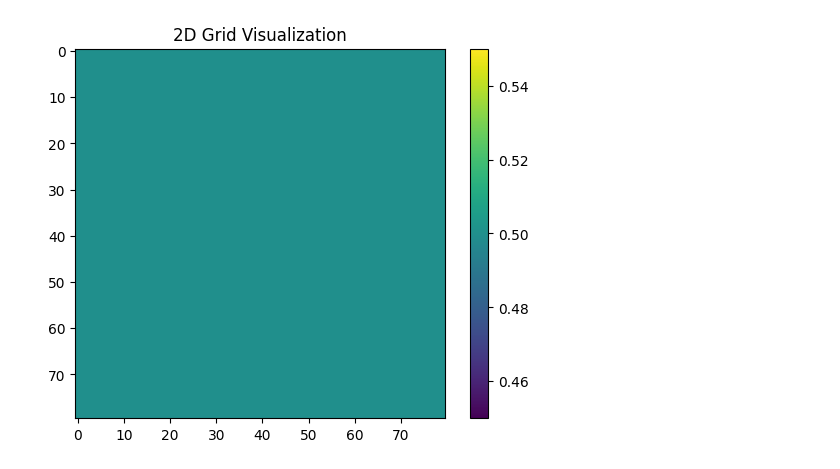
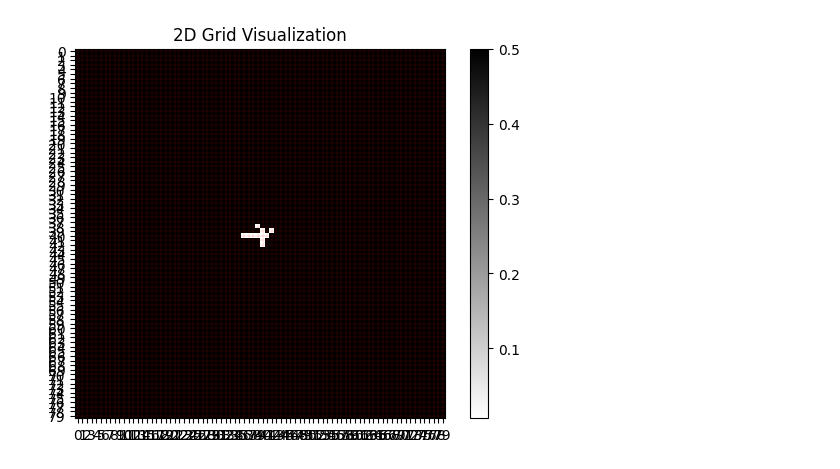
Before and after one commit to ykayiinpt-png/rover, a Jupyter notebook: notebooks/occupancy_grid.ipynb, the cells around one changed output. Saved outputs shown, nothing was run; the diff lists cells and outputs as text; code cells hidden in the pictures.

```diff
--- a/notebooks/occupancy_grid.ipynb
+++ b/notebooks/occupancy_grid.ipynb
@@ -3,5 +3,5 @@ import numpy as np
 import matplotlib.pyplot as plt
 # %%
 # Load the grid from the .npy file
-file_path = '.\\inputs\\occupancy_grid_1778631623.203515.npy'  # Replace with your .npy file path
+file_path = '.\\inputs\\occupancy_grid_1778706273.659889.npy'  # Replace with your .npy file path
 grid = np.load(file_path)
@@ -14,0 +25,2 @@ Grid min/max values: 0.5, 0.5
+# %%
+grid = 1 - 1 / (1 + np.exp(grid))
@@ -15,8 +58,11 @@ Grid min/max values: 0.5, 0.5
 # %%
 # Display as a colormap
-plt.imshow(grid, cmap='viridis')  # You can choose other colormaps like 'hot', 'cool', 'plasma'
+plt.grid(True, color="red", linewidth=0.1)
+plt.xticks(range(grid.shape[1]))
+plt.yticks(range(grid.shape[0]))
+plt.imshow(grid, cmap='gray_r')  # You can choose other colormaps like 'hot', 'cool', 'plasma'
 plt.colorbar()  # Show the color scale
 plt.title('2D Grid Visualization')
 plt.show()
 # %% [output]
-[figure, old version]
+[figure, new version]
```
Also changed, not shown: parts of 5 cells of this notebook, 30 other files.
